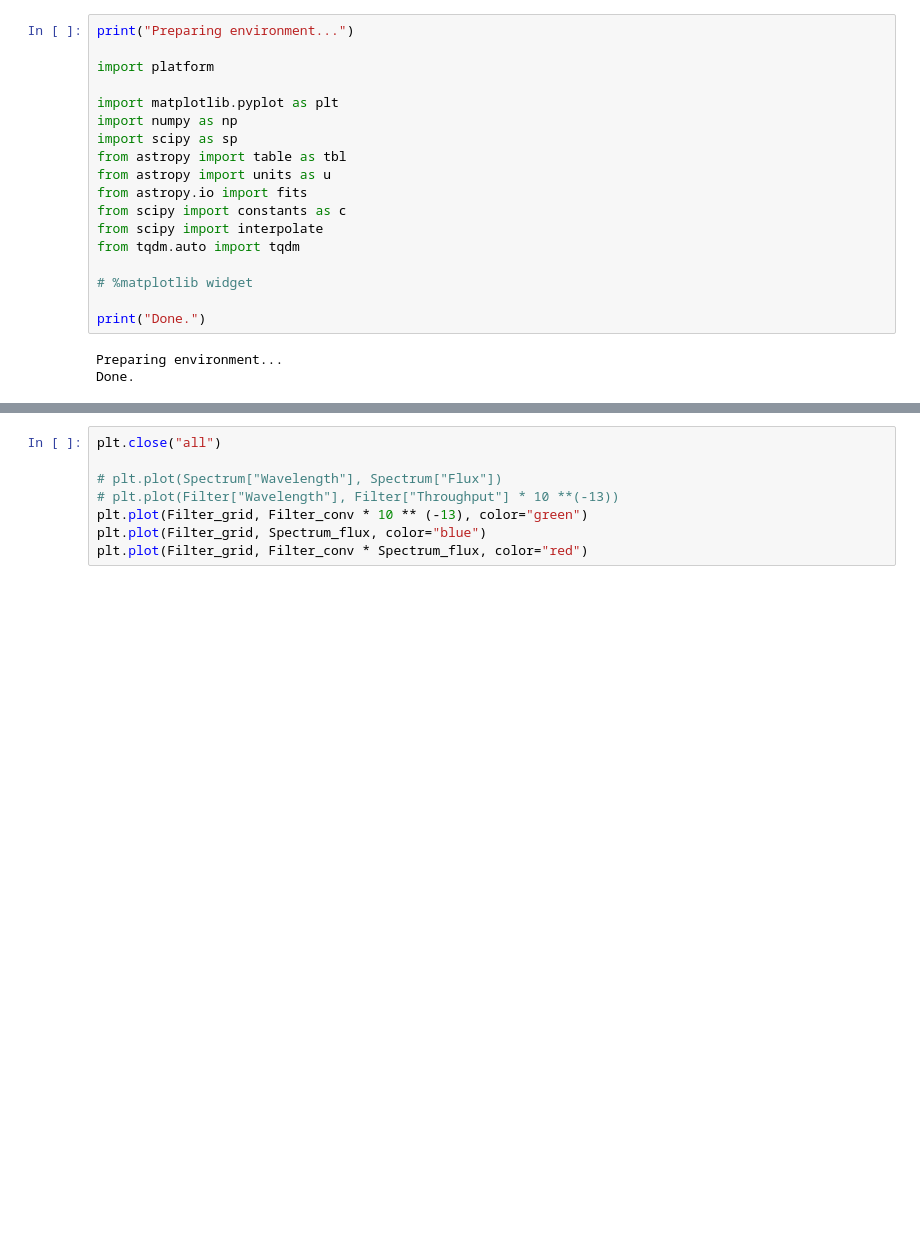
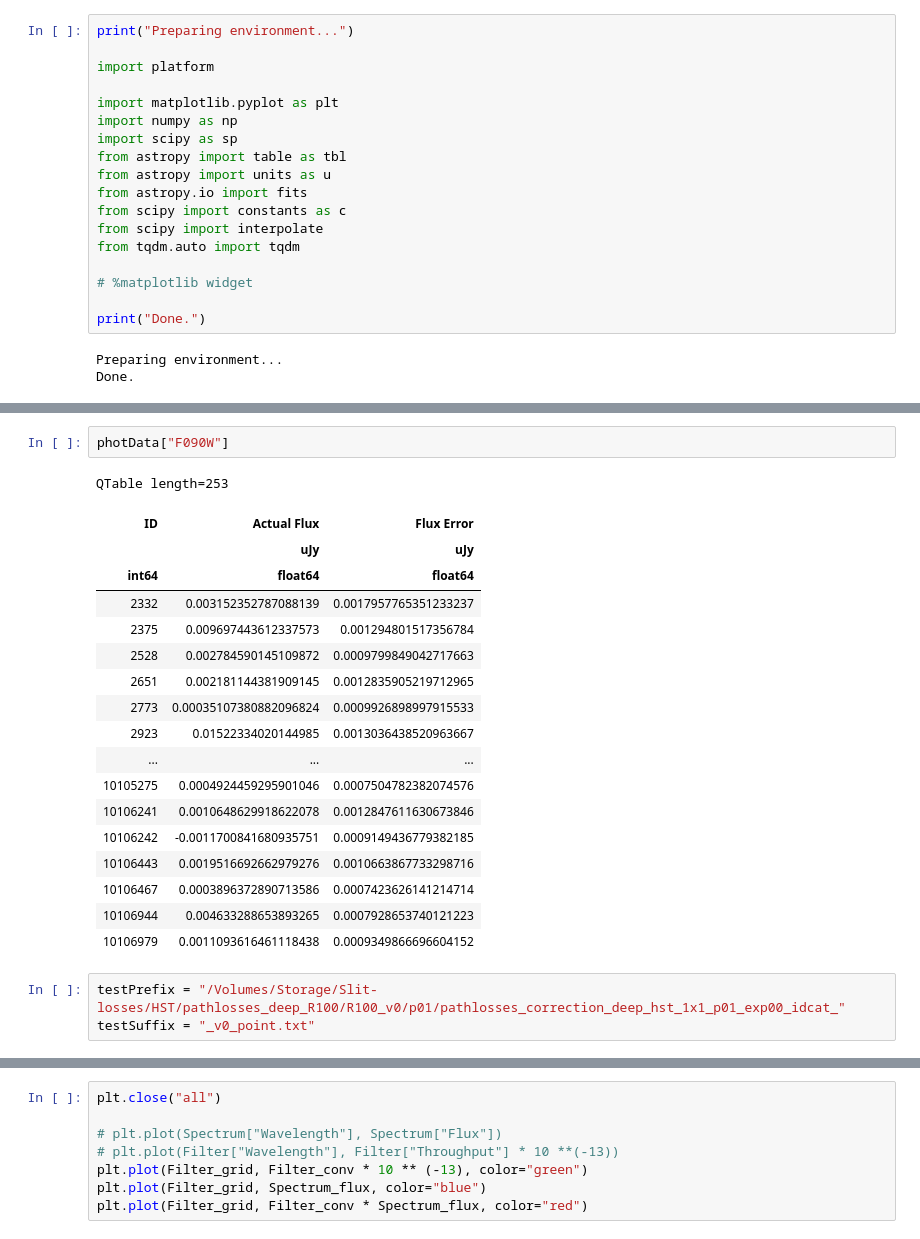
Before and after one commit to ImaanBontle/apo-phot, a Jupyter notebook: Utils/Filter_Throughput.ipynb, the cells around one changed output, grey strips where cells are left out. Drawn from its saved outputs; the diff is of its cells as text; blank space fills up the shorter version.

```diff
--- a/Utils/Filter_Throughput.ipynb
+++ b/Utils/Filter_Throughput.ipynb
@@ -290,0 +382,24 @@ Done.
+# %%
+photData["F090W"]
+# %% [output]
+QTable length=253
+| ID | Actual Flux | Flux Error |
+|  | uJy | uJy |
+| int64 | float64 | float64 |
+| 2332 | 0.003152352787088139 | 0.0017957765351233237 |
+| 2375 | 0.009697443612337573 | 0.001294801517356784 |
+| 2528 | 0.002784590145109872 | 0.0009799849042717663 |
+| 2651 | 0.002181144381909145 | 0.0012835905219712965 |
+| 2773 | 0.00035107380882096824 | 0.0009926898997915533 |
+| 2923 | 0.01522334020144985 | 0.0013036438520963667 |
+| ... | ... | ... |
+| 10105275 | 0.0004924459295901046 | 0.0007504782382074576 |
+| 10106241 | 0.0010648629918622078 | 0.0012847611630673846 |
+| 10106242 | -0.0011700841680935751 | 0.0009149436779382185 |
+| 10106443 | 0.0019516692662979276 | 0.0010663867733298716 |
+| 10106467 | 0.0003896372890713586 | 0.0007423626141214714 |
+| 10106944 | 0.004633288653893265 | 0.0007928653740121223 |
+| 10106979 | 0.0011093616461118438 | 0.0009349866696604152 |
+# %%
+testPrefix = "/Volumes/Storage/Slit-losses/HST/pathlosses_deep_R100/R100_v0/p01/pathlosses_correction_deep_hst_1x1_p01_exp00_idcat_"
+testSuffix = "_v0_point.txt"
```
Also changed, not shown: parts of 7 cells of this notebook.
